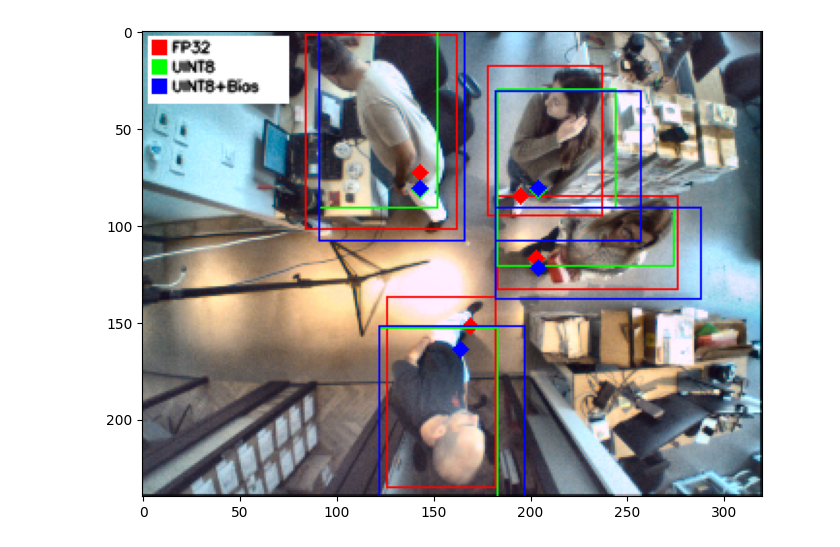
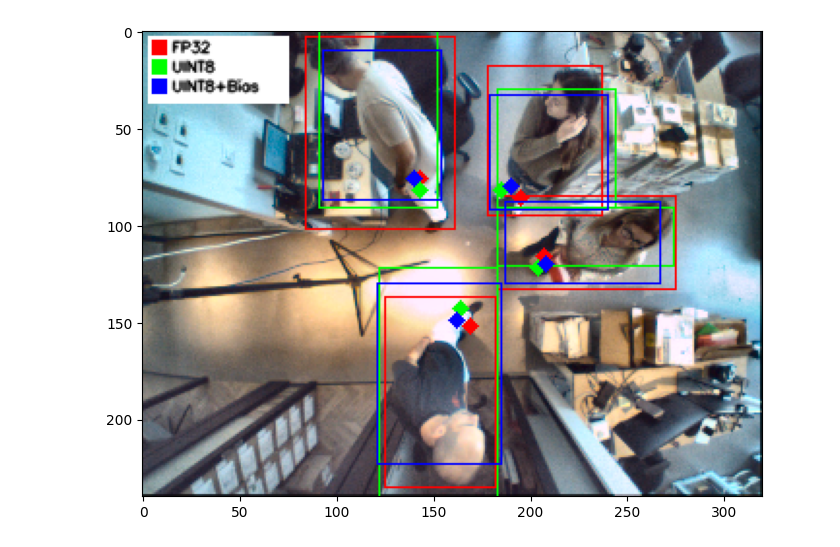
Before and after one commit to klymya/pg-research, a Jupyter notebook: people_detection_pg2/softmax_exp/test_tflite_model.ipynb, the cells around one changed output. Cells and saved outputs as stored; diff of their text form; code cells hidden in the pictures.

Commit message:
add complicated ridge regression

```diff
--- a/people_detection_pg2/softmax_exp/test_tflite_model.ipynb
+++ b/people_detection_pg2/softmax_exp/test_tflite_model.ipynb
@@ -81,18 +86,23 @@ fp32_dets = inferer.infer(img)
 # %%
 
 inferer = TFLiteMerged(
-    yolo_pth="../results/cam3_revB_batch1_5_margin_15_rq_bg_wb_alif_clahe_box_01_dfl_01_2nd/weights/best_non_separated_saved_model_full_npu/best_full_integer_quant.tflite"
+    yolo_pth="../results/cam3_revB_batch1_5_margin_15_rq_bg_wb_alif_clahe_box_01_dfl_01_2nd/weights/best_non_separated_saved_model_full_npu/best_full_integer_quant.tflite",
+    iou_th=0.35,
+    conf_th=0.4,
 )
 
 uint8_dets = inferer.infer(img)
 # %%
 
 inferer = TFLiteMerged(
-    yolo_pth="../results/cam3_revB_batch1_5_margin_15_rq_bg_wb_alif_clahe_box_01_dfl_01_2nd/weights/best_non_separated_saved_model_full_npu/best_full_integer_quant.tflite", use_bias=True
+    yolo_pth="../results/cam3_revB_batch1_5_margin_15_rq_bg_wb_alif_clahe_box_01_dfl_01_2nd/weights/best_non_separated_saved_model_full_npu/best_full_integer_quant.tflite",
+    bias_pth="wb_alif_clahe_ridge_regression_params_tiny.json",
+    iou_th=0.35,
+    conf_th=0.4,
 )
 
 uint8_biased_dets = inferer.infer(img)
 
 draw(img, fp32_dets, uint8_dets, uint8_biased_dets)
 # %% [output]
-[figure, old version]
+[figure, new version]
```
Also changed, not shown: parts of 1 cell of this notebook, 11 other files.
